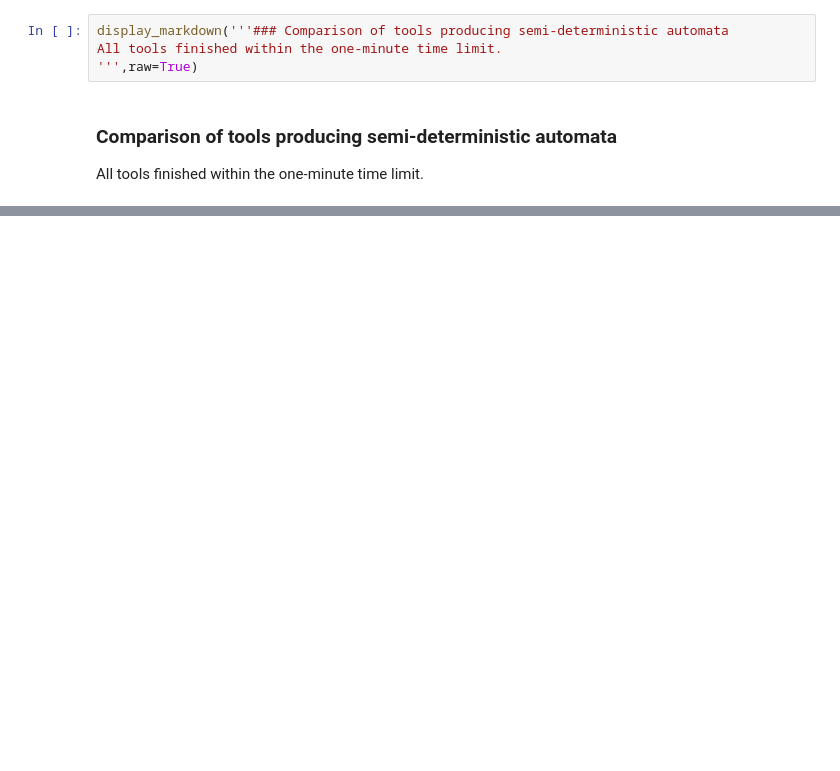
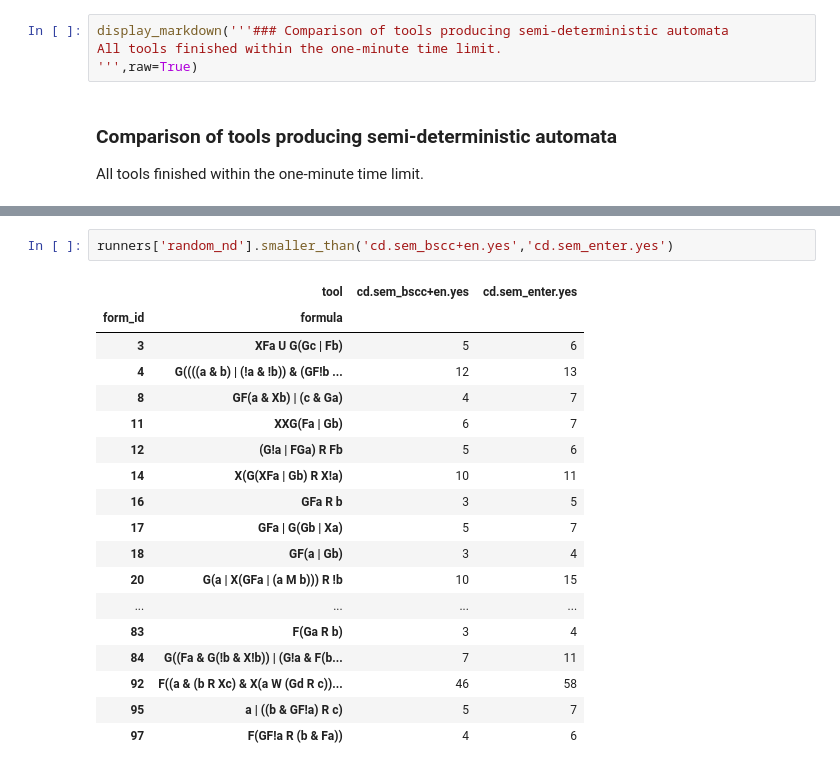
Before and after one commit to mklokocka/seminator, a Jupyter notebook: Run_comparison.ipynb, the cells around one changed output, grey strips where cells are left out. Cells and saved outputs as stored; diff of their text form; blank space fills up the shorter version.

```diff
--- a/Run_comparison.ipynb
+++ b/Run_comparison.ipynb
@@ -313,0 +253,21 @@ runners['random_nd'].smaller_than('cd.sem_always.yes','cd.sem_enter.yes')
+# %%
+runners['random_nd'].smaller_than('cd.sem_bscc+en.yes','cd.sem_enter.yes')
+# %% [output]
+|  | tool | cd.sem_bscc+en.yes | cd.sem_enter.yes |
+| form_id | formula |  |  |
+| 3 | XFa U G(Gc | Fb) | 5 | 6 |
+| 4 | G((((a & b) | (!a & !b)) & (GF!b ... | 12 | 13 |
+| 8 | GF(a & Xb) | (c & Ga) | 4 | 7 |
+| 11 | XXG(Fa | Gb) | 6 | 7 |
+| 12 | (G!a | FGa) R Fb | 5 | 6 |
+| 14 | X(G(XFa | Gb) R X!a) | 10 | 11 |
+| 16 | GFa R b | 3 | 5 |
+| 17 | GFa | G(Gb | Xa) | 5 | 7 |
+| 18 | GF(a | Gb) | 3 | 4 |
+| 20 | G(a | X(GFa | (a M b))) R !b | 10 | 15 |
+| ... | ... | ... | ... |
+| 83 | F(Ga R b) | 3 | 4 |
+| 84 | G((Fa & G(!b & X!b)) | (G!a & F(b... | 7 | 11 |
+| 92 | F((a & (b R Xc) & X(a W (Gd R c))... | 46 | 58 |
+| 95 | a | ((b & GF!a) R c) | 5 | 7 |
+| 97 | F(GF!a R (b & Fa)) | 4 | 6 |
```
Also changed, not shown: parts of 11 cells of this notebook.
